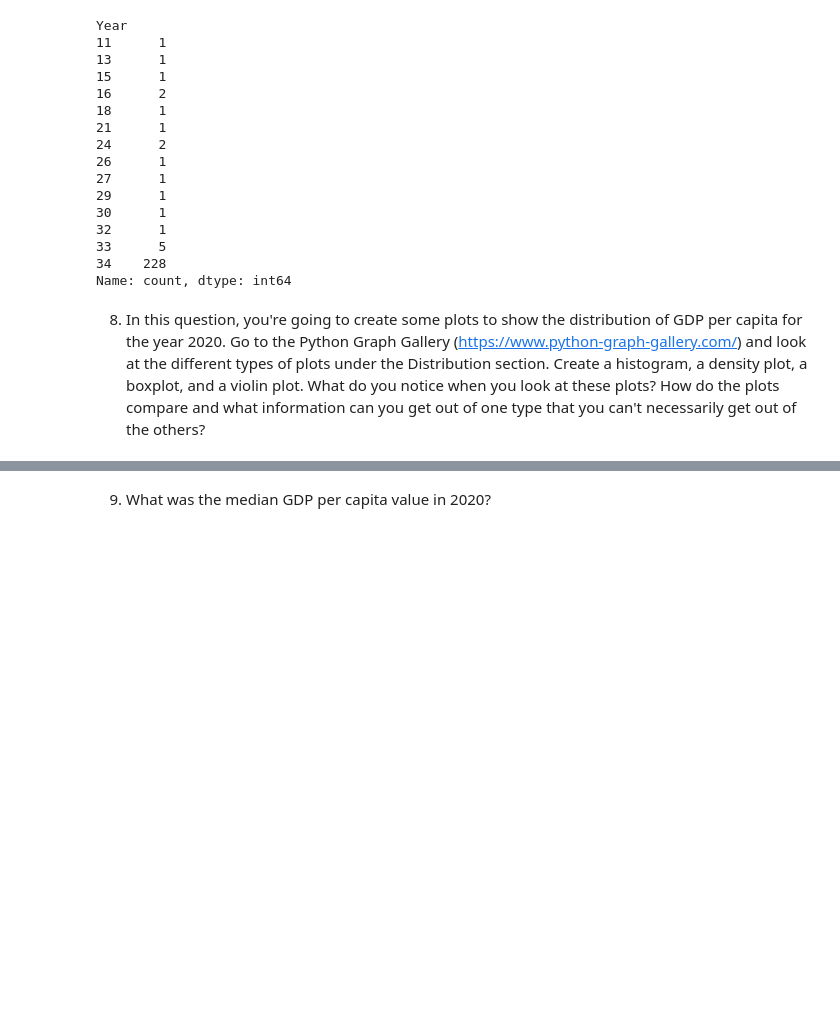
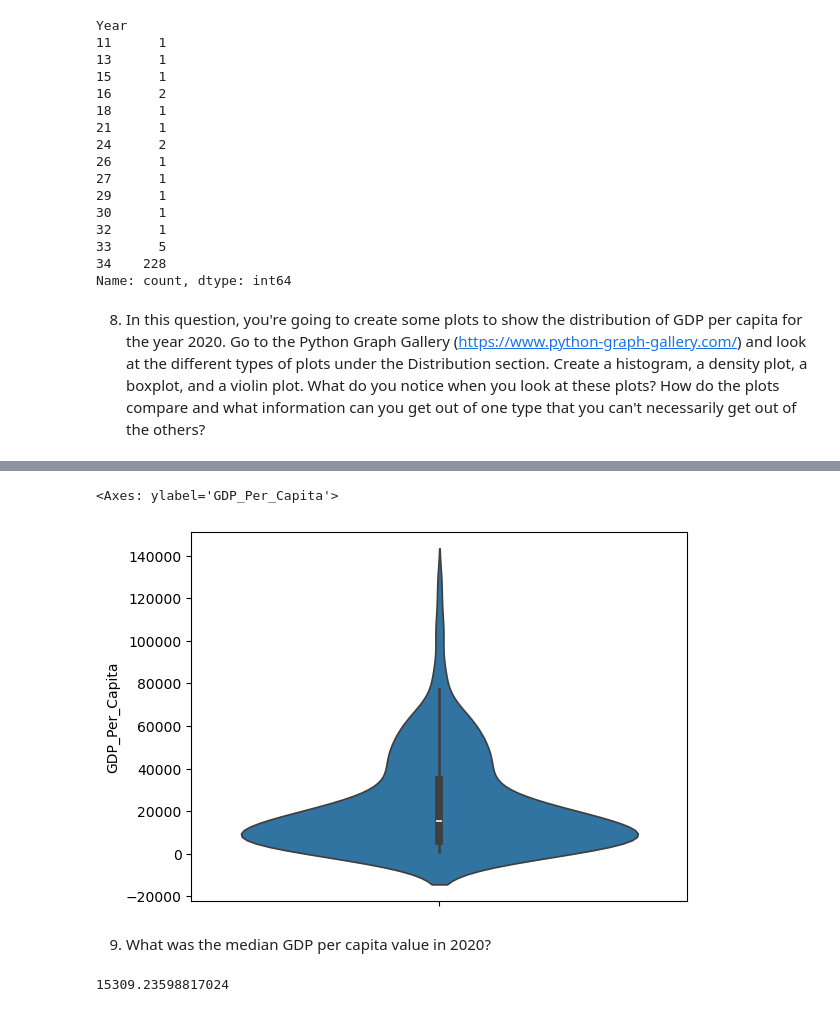
Before and after one commit to NSS-Data-Analytics-Cohort-14/gdp-and-internet-usage-bergen-christensen, a Jupyter notebook: notebooks/example.ipynb, the cells around one changed output, grey strips where cells are left out. Cells and saved outputs as stored; diff of their text form; code cells hidden in the pictures; blank space fills up the shorter version.

```diff
--- a/notebooks/example.ipynb
+++ b/notebooks/example.ipynb
@@ -149,2 +157,11 @@ TypeError: histplot() takes from 0 to 1 positional arguments but 2 were given
+# %%
+sns.violinplot(y=gdp_df_2020['GDP_Per_Capita'])
+# %% [output]
+<Axes: ylabel='GDP_Per_Capita'>
+[figure, added]
 # %% [markdown]
 9. What was the median GDP per capita value in 2020?
+# %%
+gdp_df_2020['GDP_Per_Capita'].median()
+# %% [output]
+15309.23598817024
```
Also changed, not shown: parts of 10 cells of this notebook.
